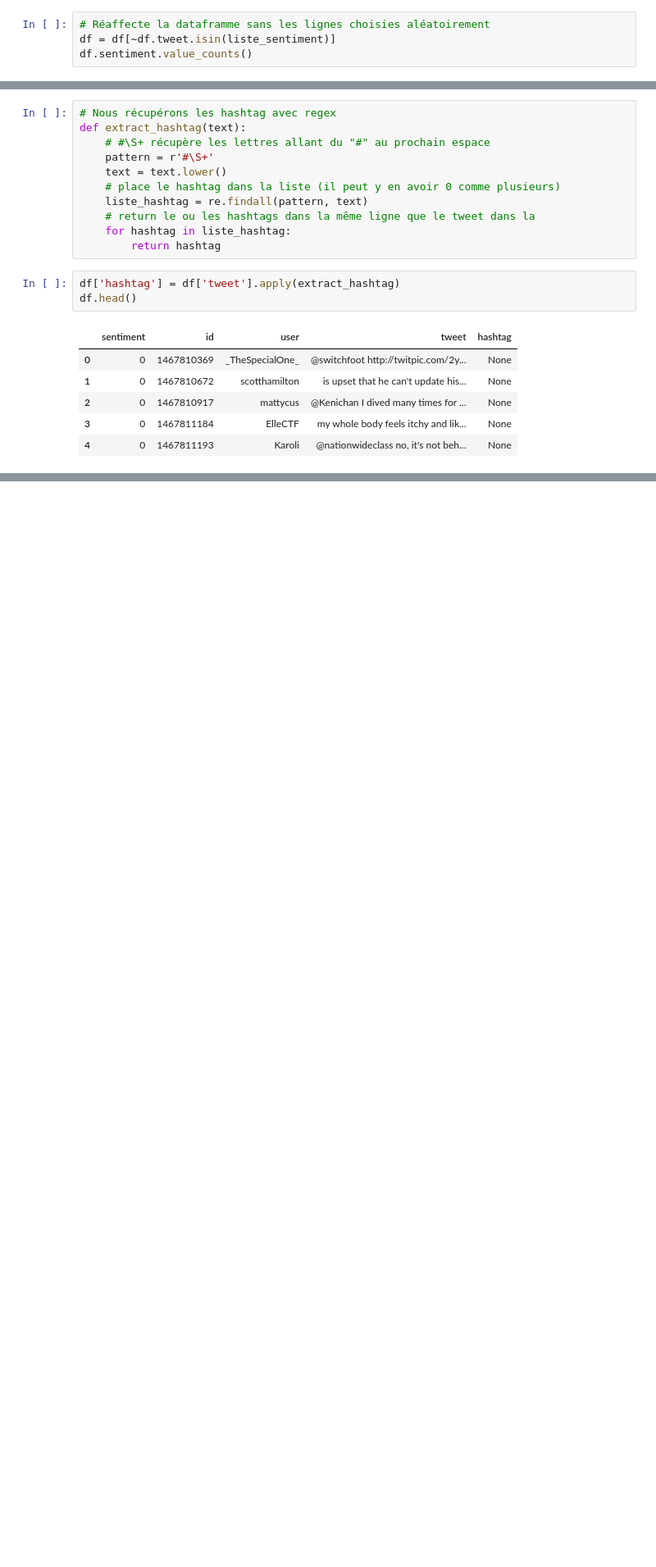
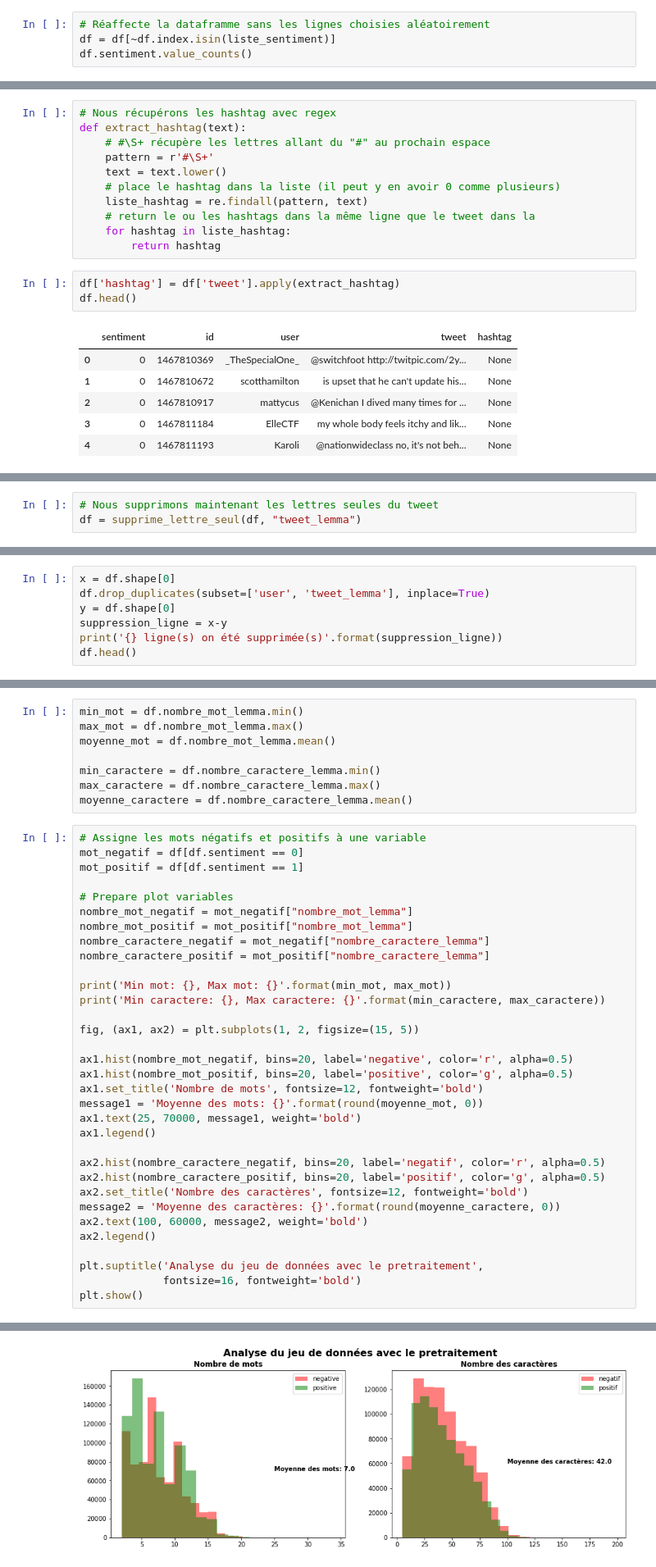
Before and after one commit to reda76/P7, a Jupyter notebook: Analyse exploratoire.ipynb, the cells around one changed output, grey strips where cells are left out. Shown at 82% size. Saved outputs shown, nothing was run; the diff lists cells and outputs as text; blank space fills up the shorter version.

```diff
--- a/Analyse exploratoire.ipynb
+++ b/Analyse exploratoire.ipynb
@@ -129,5 +155,5 @@ liste_sentiment = list(df_sentiment['tweet'])
 # %%
 # Réaffecte la dataframme sans les lignes choisies aléatoirement
-df = df[~df.tweet.isin(liste_sentiment)]
+df = df[~df.index.isin(liste_sentiment)]
 df.sentiment.value_counts()
 # %% [output]
@@ -630,0 +702,3 @@ df
+# %%
+# Nous supprimons maintenant les lettres seules du tweet
+df = supprime_lettre_seul(df, "tweet_lemma")
@@ -630,0 +767,7 @@ df
+# %%
+x = df.shape[0]
+df.drop_duplicates(subset=['user', 'tweet_lemma'], inplace=True)
+y = df.shape[0]
+suppression_ligne = x-y
+print('{} ligne(s) on été supprimée(s)'.format(suppression_ligne))
+df.head()
@@ -630,0 +786,42 @@ df
+# %%
+min_mot = df.nombre_mot_lemma.min()
+max_mot = df.nombre_mot_lemma.max()
+moyenne_mot = df.nombre_mot_lemma.mean()
+
+min_caractere = df.nombre_caractere_lemma.min()
+max_caractere = df.nombre_caractere_lemma.max()
+moyenne_caractere = df.nombre_caractere_lemma.mean()
+# %%
+# Assigne les mots négatifs et positifs à une variable
+mot_negatif = df[df.sentiment == 0]
+mot_positif = df[df.sentiment == 1]
+
+# Prepare plot variables
+nombre_mot_negatif = mot_negatif["nombre_mot_lemma"]
+nombre_mot_positif = mot_positif["nombre_mot_lemma"]
+nombre_caractere_negatif = mot_negatif["nombre_caractere_lemma"]
+nombre_caractere_positif = mot_positif["nombre_caractere_lemma"]
+
+print('Min mot: {}, Max mot: {}'.format(min_mot, max_mot))
+print('Min caractere: {}, Max caractere: {}'.format(min_caractere, max_caractere))
+
+fig, (ax1, ax2) = plt.subplots(1, 2, figsize=(15, 5))
+
+ax1.hist(nombre_mot_negatif, bins=20, label='negative', color='r', alpha=0.5)
+ax1.hist(nombre_mot_positif, bins=20, label='positive', color='g', alpha=0.5)
+ax1.set_title('Nombre de mots', fontsize=12, fontweight='bold')
+message1 = 'Moyenne des mots: {}'.format(round(moyenne_mot, 0))
+ax1.text(25, 70000, message1, weight='bold')
+ax1.legend()
+
+ax2.hist(nombre_caractere_negatif, bins=20, label='negatif', color='r', alpha=0.5)
+ax2.hist(nombre_caractere_positif, bins=20, label='positif', color='g', alpha=0.5)
+ax2.set_title('Nombre des caractères', fontsize=12, fontweight='bold')
+message2 = 'Moyenne des caractères: {}'.format(round(moyenne_caractere, 0))
+ax2.text(100, 60000, message2, weight='bold')
+ax2.legend()
+
+plt.suptitle('Analyse du jeu de données avec le pretraitement',
+             fontsize=16, fontweight='bold')
+plt.show()
+# %% [output]
@@ -630,0 +830 @@ df
+[figure, added]
```
Also changed, not shown: parts of 119 cells of this notebook.
